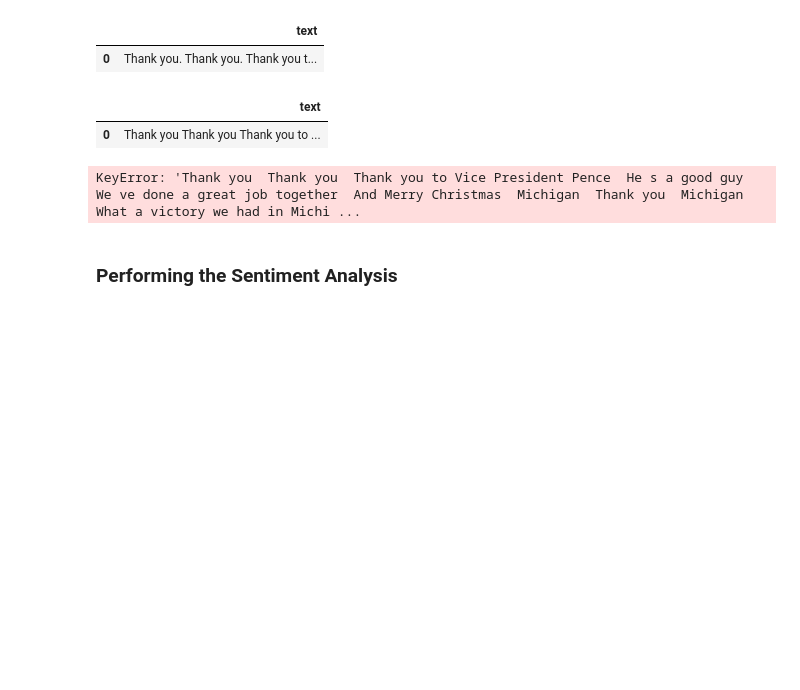
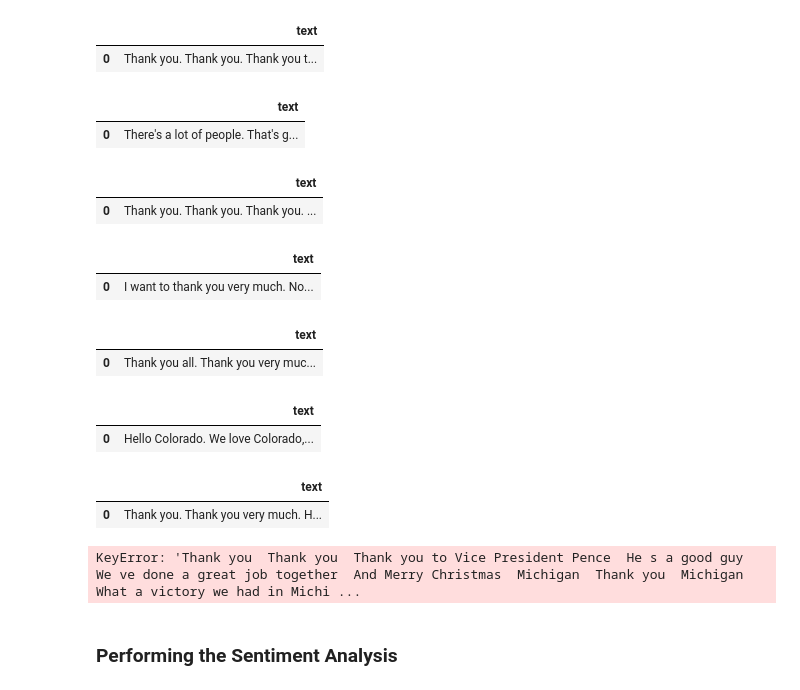
Before and after one commit to davidtstill/Trump_speech_NLP, a Jupyter notebook: trump_speech_python_file.ipynb, the cells around one changed output. Cells and saved outputs as stored; diff of their text form; code cells hidden in the pictures; blank space fills up the shorter version.

```diff
--- a/trump_speech_python_file.ipynb
+++ b/trump_speech_python_file.ipynb
@@ -57,12 +58,54 @@ df1
 # %% [output]
 |  | text |
 | 0 | Thank you. Thank you. Thank you t... |
-# %%
-df1.replace("[^a-zA-Z]"," ",regex=True, inplace=True)
-df1.head()
-# %% [output]
-|  | text |
-| 0 | Thank you Thank you Thank you to ... |
+# %%
+file_path2 = Path('speeches/BemidjiSep18_2020.txt')
+text2 = pd.read_csv(file_path2, sep='\n', header=None)[0].str.cat()
+df2 = pd.DataFrame([text2], columns=['text'])
+df2.head()
+# %% [output]
+|  | text |
+| 0 | There's a lot of people. That's g... |
+# %%
+file_path3 = Path('speeches/CharlestonFeb28_2020.txt')
+text3 = pd.read_csv(file_path3, sep='\n', header=None)[0].str.cat()
+df3 = pd.DataFrame([text3], columns=['text'])
+df3.head()
+# %% [output]
+|  | text |
+| 0 | Thank you. Thank you. Thank you. ... |
+# %%
+file_path4 = Path('speeches/CharlotteMar2_2020.txt')
+text4 = pd.read_csv(file_path4, sep='\n', header=None)[0].str.cat()
+df4 = pd.DataFrame([text4], columns=['text'])
+df4.head()
+# %% [output]
+|  | text |
+| 0 | I want to thank you very much. No... |
+# %%
+file_path5 = Path('speeches/CincinnatiAug1_2019.txt')
+text5 = pd.read_csv(file_path5, sep='\n', header=None)[0].str.cat()
+df5 = pd.DataFrame([text5], columns=['text'])
+df5.head()
+# %% [output]
+|  | text |
+| 0 | Thank you all. Thank you very muc... |
+# %%
+file_path6 = Path('speeches/ColoradorSpringsFeb20_2020.txt')
+text6 = pd.read_csv(file_path6, sep='\n', header=None)[0].str.cat()
+df6 = pd.DataFrame([text6], columns=['text'])
+df6.head()
+# %% [output]
+|  | text |
+| 0 | Hello Colorado. We love Colorado,... |
+# %%
+file_path7 = Path('speeches/DallasOct17_2019.txt')
+text7 = pd.read_csv(file_path7, sep='\n', header=None)[0].str.cat()
+df7 = pd.DataFrame([text7], columns=['text'])
+df7.head()
+# %% [output]
+|  | text |
+| 0 | Thank you. Thank you very much. H... |
 # %%
 speech = ' '.join(str(x) for x in data.iloc[0])
 new_df = df[speech]
```
Also changed, not shown: parts of 3 cells of this notebook.
